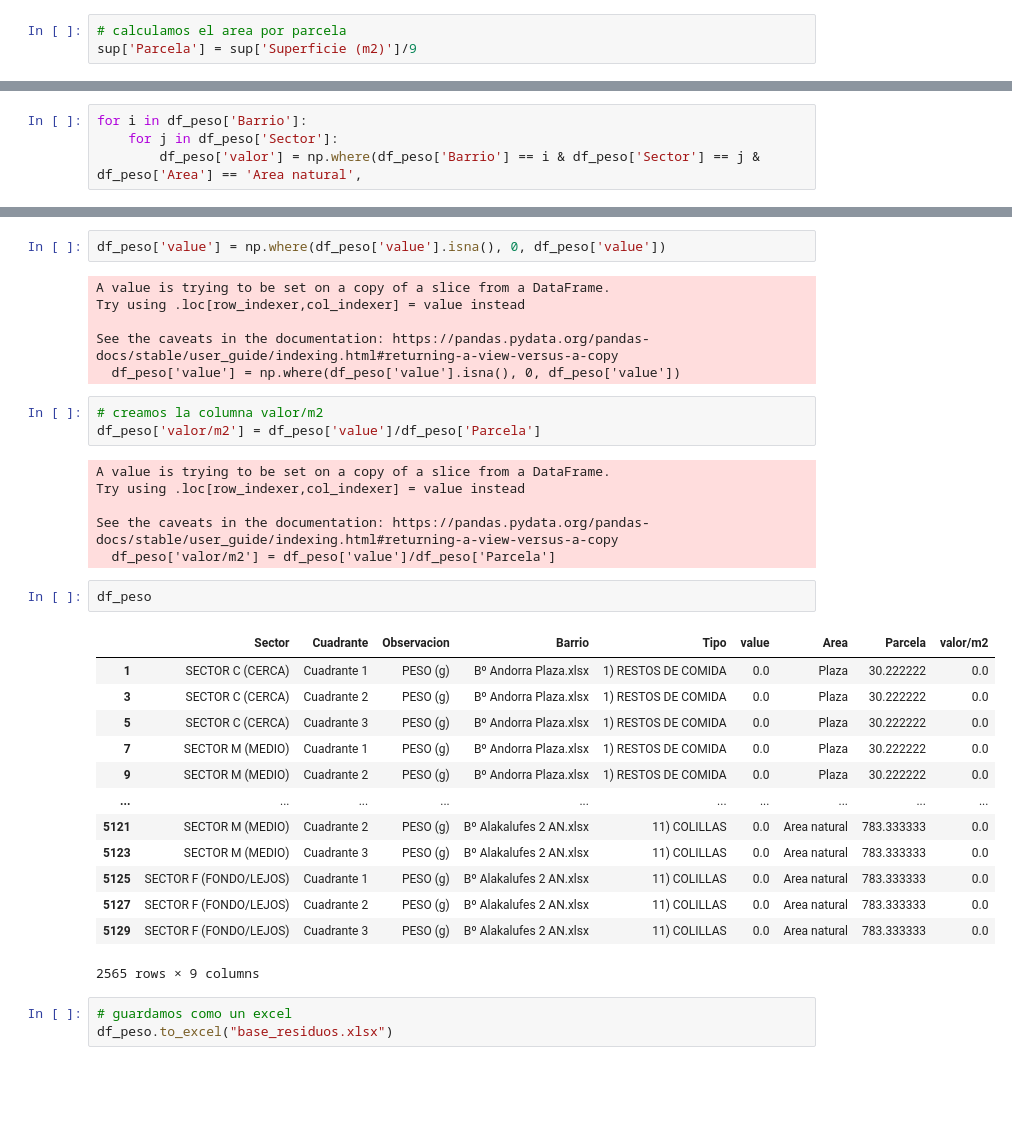
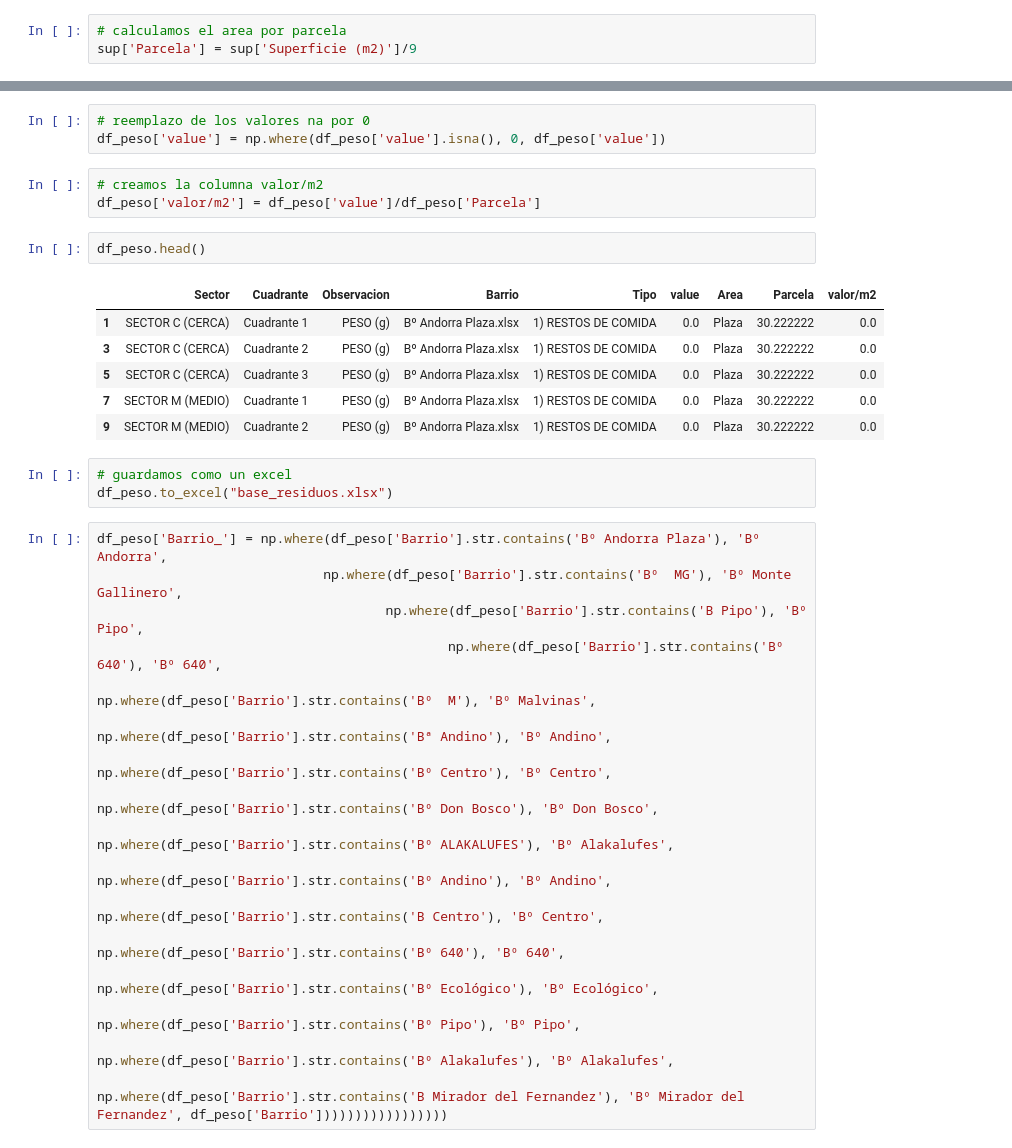
Before and after one commit to cguillamet/Proyecto-RSU, a Jupyter notebook: Proyecto_Residuos_RSU.ipynb, the cells around one changed output, grey strips where cells are left out. Saved outputs shown, nothing was run; the diff lists cells and outputs as text; blank space fills up the shorter version.

```diff
--- a/Proyecto_Residuos_RSU.ipynb
+++ b/Proyecto_Residuos_RSU.ipynb
@@ -164,4 +118,0 @@ See the caveats in the documentation: https://pandas.pydata.org/pandas-docs/stab
-# %%
-for i in df_peso['Barrio']:
-    for j in df_peso['Sector']:
-        df_peso['valor'] = np.where(df_peso['Barrio'] == i & df_peso['Sector'] == j & df_peso['Area'] == 'Area natural',
@@ -170,36 +119,35 @@ SyntaxError: unexpected EOF while parsing (<ipython-input-70-fc609876a68d>, line
 # %%
+# reemplazo de los valores na por 0
 df_peso['value'] = np.where(df_peso['value'].isna(), 0, df_peso['value'])
-# %% [output]
-A value is trying to be set on a copy of a slice from a DataFrame.
-Try using .loc[row_indexer,col_indexer] = value instead
-
-See the caveats in the documentation: https://pandas.pydata.org/pandas-docs/stable/user_guide/indexing.html#returning-a-view-versus-a-copy
-  df_peso['value'] = np.where(df_peso['value'].isna(), 0, df_peso['value'])
 # %%
 # creamos la columna valor/m2
 df_peso['valor/m2'] = df_peso['value']/df_peso['Parcela']
-# %% [output]
-A value is trying to be set on a copy of a slice from a DataFrame.
-Try using .loc[row_indexer,col_indexer] = value instead
-
-See the caveats in the documentation: https://pandas.pydata.org/pandas-docs/stable/user_guide/indexing.html#returning-a-view-versus-a-copy
-  df_peso['valor/m2'] = df_peso['value']/df_peso['Parcela']
 # %%
-df_peso
+df_peso.head()
 # %% [output]
 |  | Sector | Cuadrante | Observacion | Barrio | Tipo | value | Area | Parcela | valor/m2 |
 | 1 | SECTOR C (CERCA) | Cuadrante 1 | PESO (g) | Bº Andorra Plaza.xlsx | 1) RESTOS DE COMIDA | 0.0 | Plaza | 30.222222 | 0.0 |
 | 3 | SECTOR C (CERCA) | Cuadrante 2 | PESO (g) | Bº Andorra Plaza.xlsx | 1) RESTOS DE COMIDA | 0.0 | Plaza | 30.222222 | 0.0 |
 | 5 | SECTOR C (CERCA) | Cuadrante 3 | PESO (g) | Bº Andorra Plaza.xlsx | 1) RESTOS DE COMIDA | 0.0 | Plaza | 30.222222 | 0.0 |
 | 7 | SECTOR M (MEDIO) | Cuadrante 1 | PESO (g) | Bº Andorra Plaza.xlsx | 1) RESTOS DE COMIDA | 0.0 | Plaza | 30.222222 | 0.0 |
 | 9 | SECTOR M (MEDIO) | Cuadrante 2 | PESO (g) | Bº Andorra Plaza.xlsx | 1) RESTOS DE COMIDA | 0.0 | Plaza | 30.222222 | 0.0 |
-| ... | ... | ... | ... | ... | ... | ... | ... | ... | ... |
-| 5121 | SECTOR M (MEDIO) | Cuadrante 2 | PESO (g) | Bº Alakalufes 2 AN.xlsx | 11) COLILLAS | 0.0 | Area natural | 783.333333 | 0.0 |
-| 5123 | SECTOR M (MEDIO) | Cuadrante 3 | PESO (g) | Bº Alakalufes 2 AN.xlsx | 11) COLILLAS | 0.0 | Area natural | 783.333333 | 0.0 |
-| 5125 | SECTOR F (FONDO/LEJOS) | Cuadrante 1 | PESO (g) | Bº Alakalufes 2 AN.xlsx | 11) COLILLAS | 0.0 | Area natural | 783.333333 | 0.0 |
-| 5127 | SECTOR F (FONDO/LEJOS) | Cuadrante 2 | PESO (g) | Bº Alakalufes 2 AN.xlsx | 11) COLILLAS | 0.0 | Area natural | 783.333333 | 0.0 |
-| 5129 | SECTOR F (FONDO/LEJOS) | Cuadrante 3 | PESO (g) | Bº Alakalufes 2 AN.xlsx | 11) COLILLAS | 0.0 | Area natural | 783.333333 | 0.0 |
-2565 rows × 9 columns
 # %%
 # guardamos como un excel
 df_peso.to_excel("base_residuos.xlsx")
+# %%
+df_peso['Barrio_'] = np.where(df_peso['Barrio'].str.contains('Bº Andorra Plaza'), 'Bº Andorra',
+                             np.where(df_peso['Barrio'].str.contains('Bº  MG'), 'Bº Monte Gallinero',
+                                     np.where(df_peso['Barrio'].str.contains('B Pipo'), 'Bº Pipo',
+                                             np.where(df_peso['Barrio'].str.contains('Bº  640'), 'Bº 640',
+                                                     np.where(df_peso['Barrio'].str.contains('Bº  M'), 'Bº Malvinas',
+                                                             np.where(df_peso['Barrio'].str.contains('Bª Andino'), 'Bº Andino',
+                                                                     np.where(df_peso['Barrio'].str.contains('Bº Centro'), 'Bº Centro',
+                                                                             np.where(df_peso['Barrio'].str.contains('Bº Don Bosco'), 'Bº Don Bosco',
+                                                                                     np.where(df_peso['Barrio'].str.contains('Bº ALAKALUFES'), 'Bº Alakalufes',
+                                                                                             np.where(df_peso['Barrio'].str.contains('Bº Andino'), 'Bº Andino',
+                                                                                                     np.where(df_peso['Barrio'].str.contains('B Centro'), 'Bº Centro',
+                                                                                                             np.where(df_peso['Barrio'].str.contains('Bº 640'), 'Bº 640',
+                                                                                                                     np.where(df_peso['Barrio'].str.contains('Bº Ecológico'), 'Bº Ecológico',
+                                                                                                                             np.where(df_peso['Barrio'].str.contains('Bº Pipo'), 'Bº Pipo',
+                                                                                                                                     np.where(df_peso['Barrio'].str.contains('Bº Alakalufes'), 'Bº Alakalufes',
+                                                                                                                                              np.where(df_peso['Barrio'].str.contains('B Mirador del Fernandez'), 'Bº Mirador del Fernandez', df_peso['Barrio']))))))))))))))))
```
Also changed, not shown: parts of 80 cells of this notebook.
